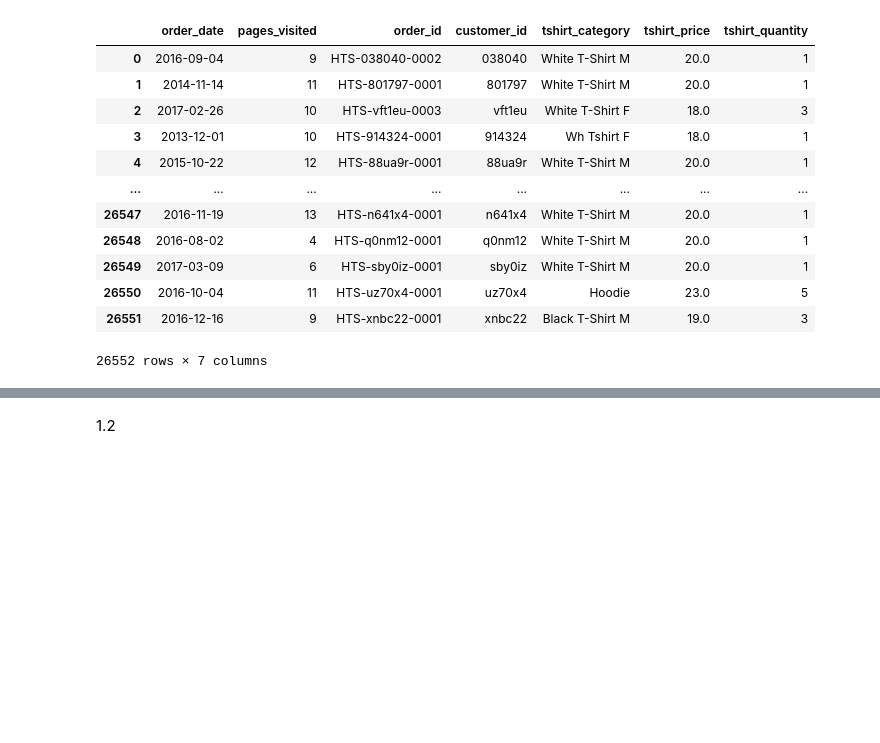
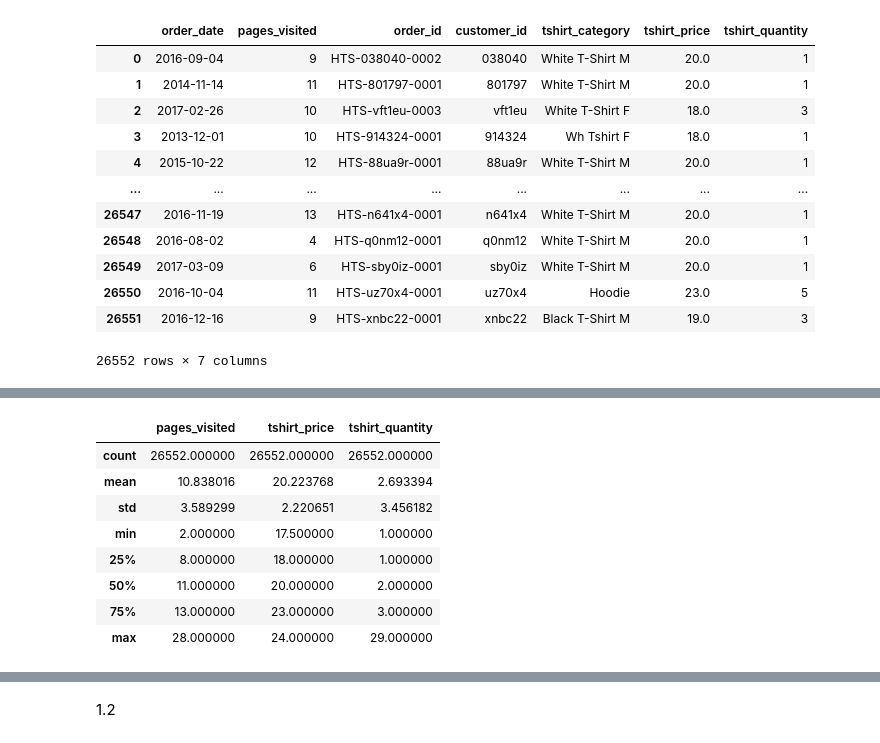
Before and after one commit to michal-uszko/pad_cwiczenia, a Jupyter notebook: 04_PAD_praca_domowa.ipynb, the cells around one changed output, grey strips where cells are left out. Cells and saved outputs as stored; diff of their text form; code cells hidden in the pictures; blank space fills up the shorter version.

```diff
--- a/04_PAD_praca_domowa.ipynb
+++ b/04_PAD_praca_domowa.ipynb
@@ -45,0 +55,12 @@ df_orders
+# %%
+df_orders.describe()
+# %% [output]
+|  | pages_visited | tshirt_price | tshirt_quantity |
+| count | 26552.000000 | 26552.000000 | 26552.000000 |
+| mean | 10.838016 | 20.223768 | 2.693394 |
+| std | 3.589299 | 2.220651 | 3.456182 |
+| min | 2.000000 | 17.500000 | 1.000000 |
+| 25% | 8.000000 | 18.000000 | 1.000000 |
+| 50% | 11.000000 | 20.000000 | 2.000000 |
+| 75% | 13.000000 | 23.000000 | 3.000000 |
+| max | 28.000000 | 24.000000 | 29.000000 |
```
Also changed, not shown: parts of 3 cells of this notebook.
